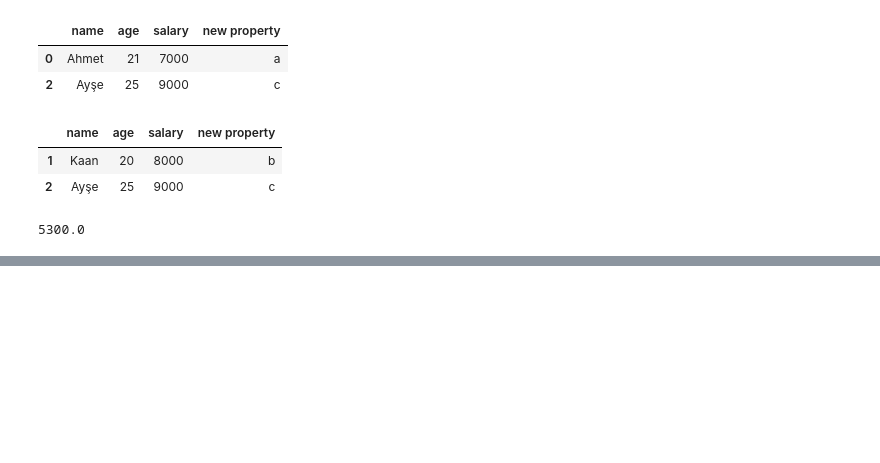
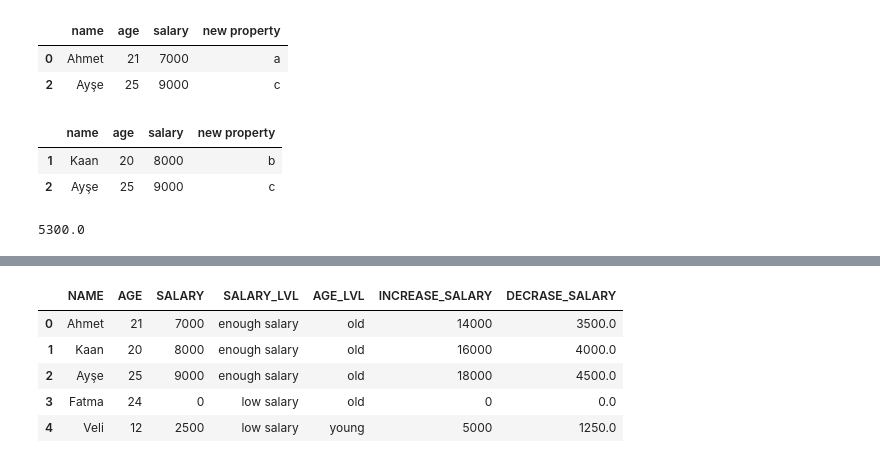
Before and after one commit to akaanuzman/data_science, a Jupyter notebook: Pandas.ipynb, the cells around one changed output, grey strips where cells are left out. Saved outputs shown, nothing was run; the diff lists cells and outputs as text; code cells hidden in the pictures; blank space fills up the shorter version.

```diff
--- a/Pandas.ipynb
+++ b/Pandas.ipynb
@@ -308,0 +317,6 @@ df_concat
+# %%
+salary=df1.SALARY
+age=df1.AGE
+
+df1h=pd.concat([salary,age],axis=1)
+df1h
@@ -308,0 +342,3 @@ df_concat
+# %%
+df1["INCREASE_SALARY"] = [ e*2 for e in df1.SALARY]
+df1
@@ -308,0 +352,12 @@ df_concat
+# %%
+def decraseSalary(salary):
+    return salary / 2
+df1["DECRASE_SALARY"] = df1.SALARY.apply(decraseSalary)
+df1
+# %% [output]
+|  | NAME | AGE | SALARY | SALARY_LVL | AGE_LVL | INCREASE_SALARY | DECRASE_SALARY |
+| 0 | Ahmet | 21 | 7000 | enough salary | old | 14000 | 3500.0 |
+| 1 | Kaan | 20 | 8000 | enough salary | old | 16000 | 4000.0 |
+| 2 | Ayşe | 25 | 9000 | enough salary | old | 18000 | 4500.0 |
+| 3 | Fatma | 24 | 0 | low salary | old | 0 | 0.0 |
+| 4 | Veli | 12 | 2500 | low salary | young | 5000 | 1250.0 |
```
Also changed, not shown: parts of 21 cells of this notebook.
